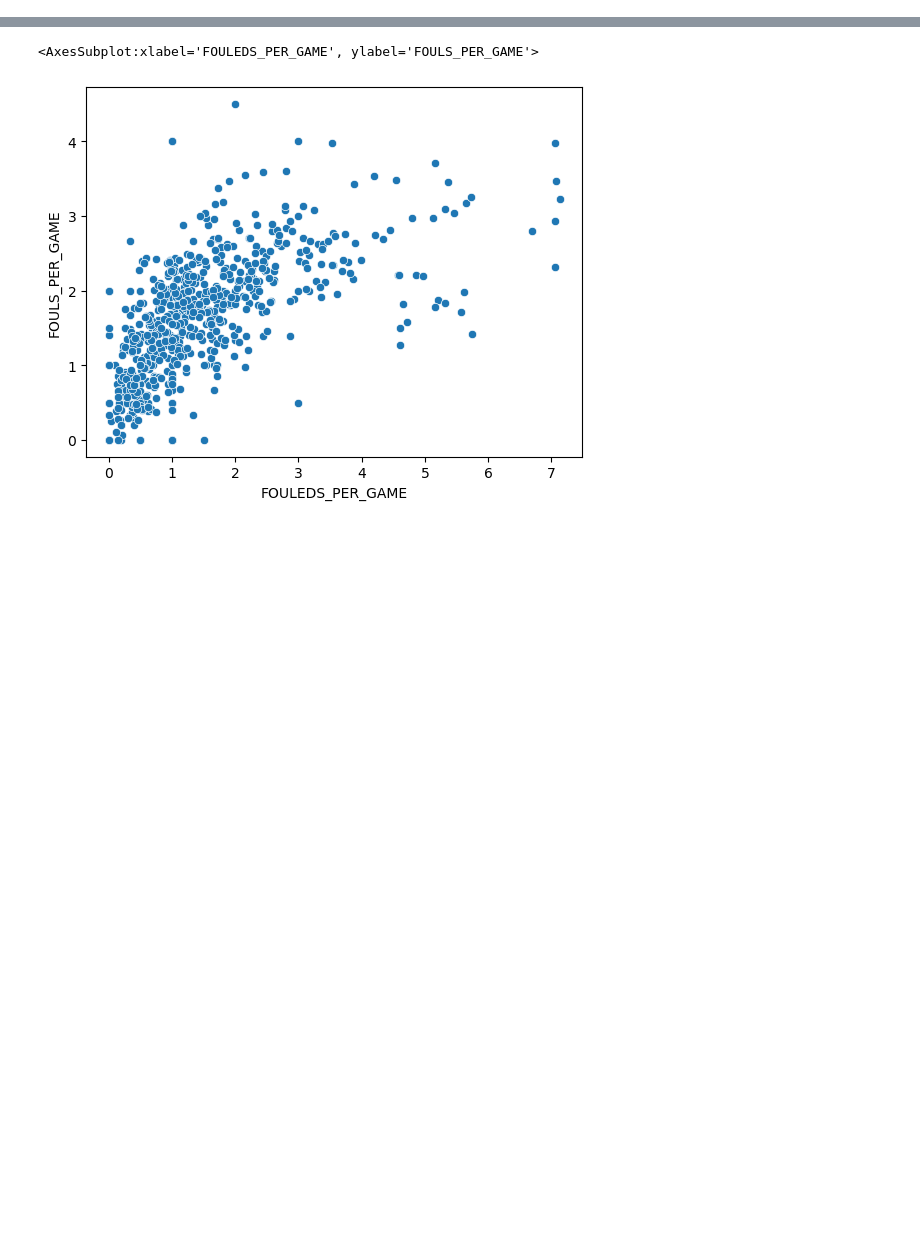
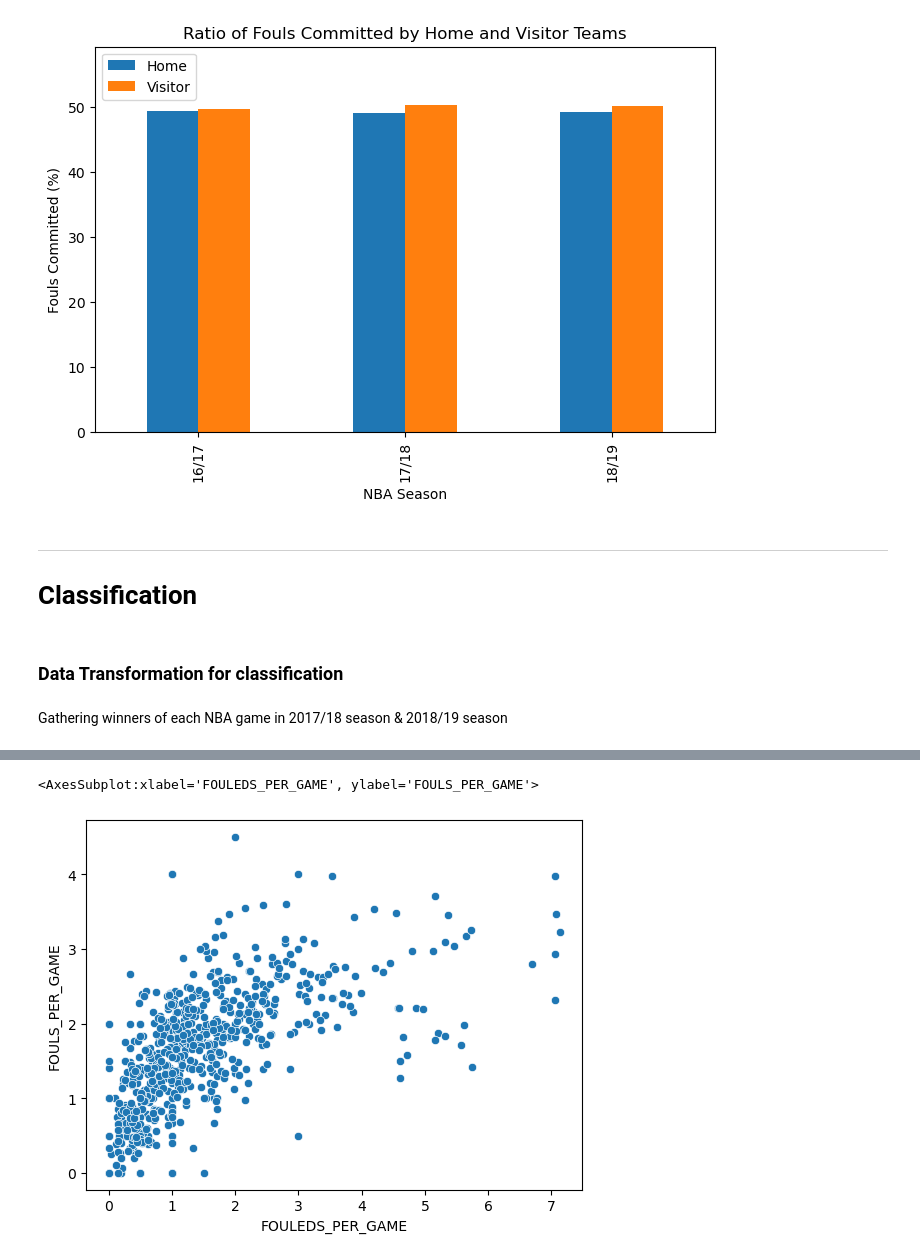
Before and after one commit to xctannn/ai-project, a Jupyter notebook: Question3.ipynb, the cells around one changed output, grey strips where cells are left out. Saved outputs shown, nothing was run; the diff lists cells and outputs as text; code cells hidden in the pictures; blank space fills up the shorter version.

```diff
--- a/Question3.ipynb
+++ b/Question3.ipynb
@@ -122,0 +107,18 @@ Text(0, 0.5, 'Fouls Committed Against')
+# %%
+data = [[df16_fouls['HOMEDESCRIPTION'].sum() / df16_fouls['EVENTMSGTYPE'].sum() * 100, df16_fouls['VISITORDESCRIPTION'].sum() / df16_fouls['EVENTMSGTYPE'].sum() * 100],
+        [df17_fouls['HOMEDESCRIPTION'].sum() / df17_fouls['EVENTMSGTYPE'].sum() * 100, df17_fouls['VISITORDESCRIPTION'].sum() / df17_fouls['EVENTMSGTYPE'].sum() * 100],
+        [df18_fouls['HOMEDESCRIPTION'].sum() / df18_fouls['EVENTMSGTYPE'].sum() * 100, df18_fouls['VISITORDESCRIPTION'].sum() / df18_fouls['EVENTMSGTYPE'].sum() * 100]
+]
+total_fouls = df_2016['EVENTMSGTYPE'].value_counts()[6] + df_2017['EVENTMSGTYPE'].value_counts()[6] + df_2018['EVENTMSGTYPE'].value_counts()[6]
+foulPercentage = pd.DataFrame(data, columns=['Home', "Visitor"], index=['16/17', '17/18', '18/19'])
+
+foulPercentage.plot(kind='bar', figsize=(8,5)).legend(loc='upper left')
+plt.title("Ratio of Fouls Committed by Home and Visitor Teams")
+plt.xlabel("NBA Season")
+plt.ylabel("Fouls Committed (%)")
+plt.margins(y=0.18)
+# %% [output]
+[figure, added]
+# %% [markdown]
+***
+# Classification
@@ -122,0 +131,4 @@ Text(0, 0.5, 'Fouls Committed Against')
+# %% [markdown]
+### Data Transformation for classification
+# %% [markdown]
+Gathering winners of each NBA game in 2017/18 season & 2018/19 season
```
Also changed, not shown: parts of 122 cells of this notebook.
